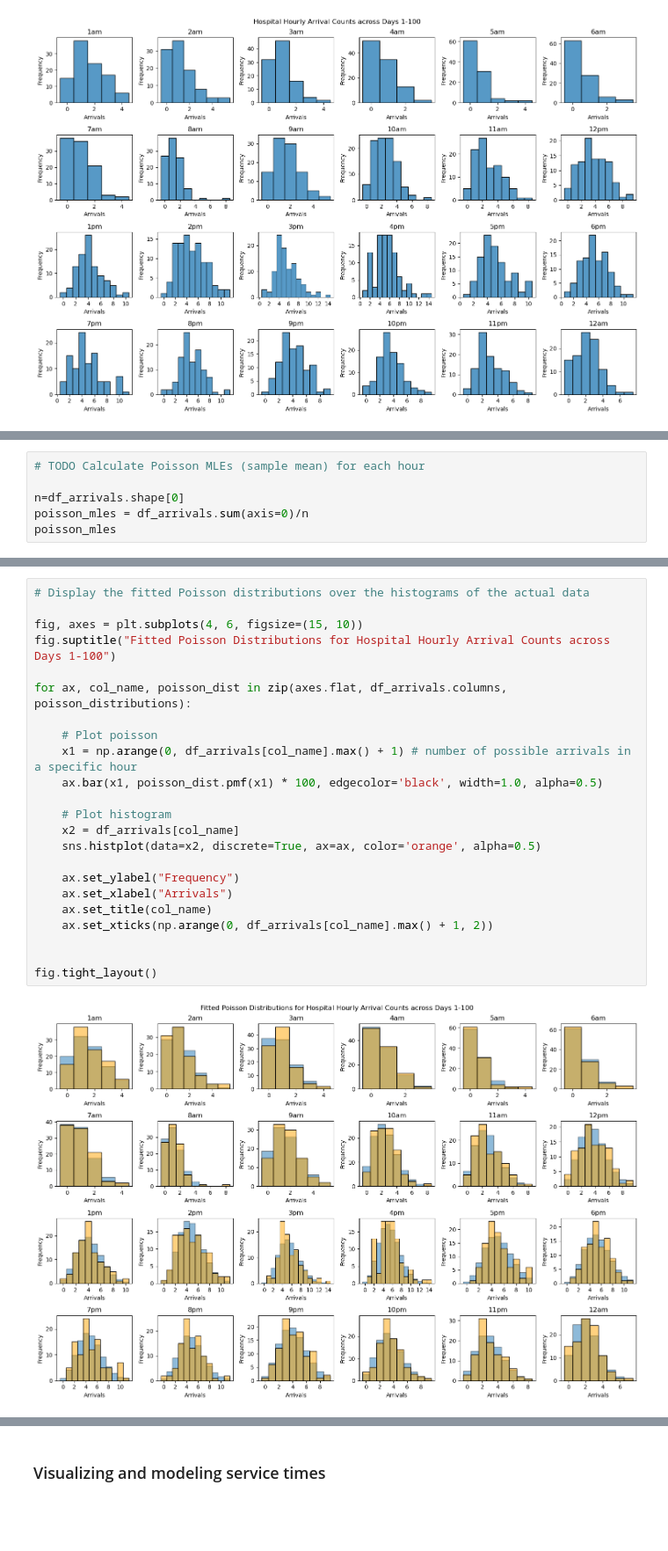
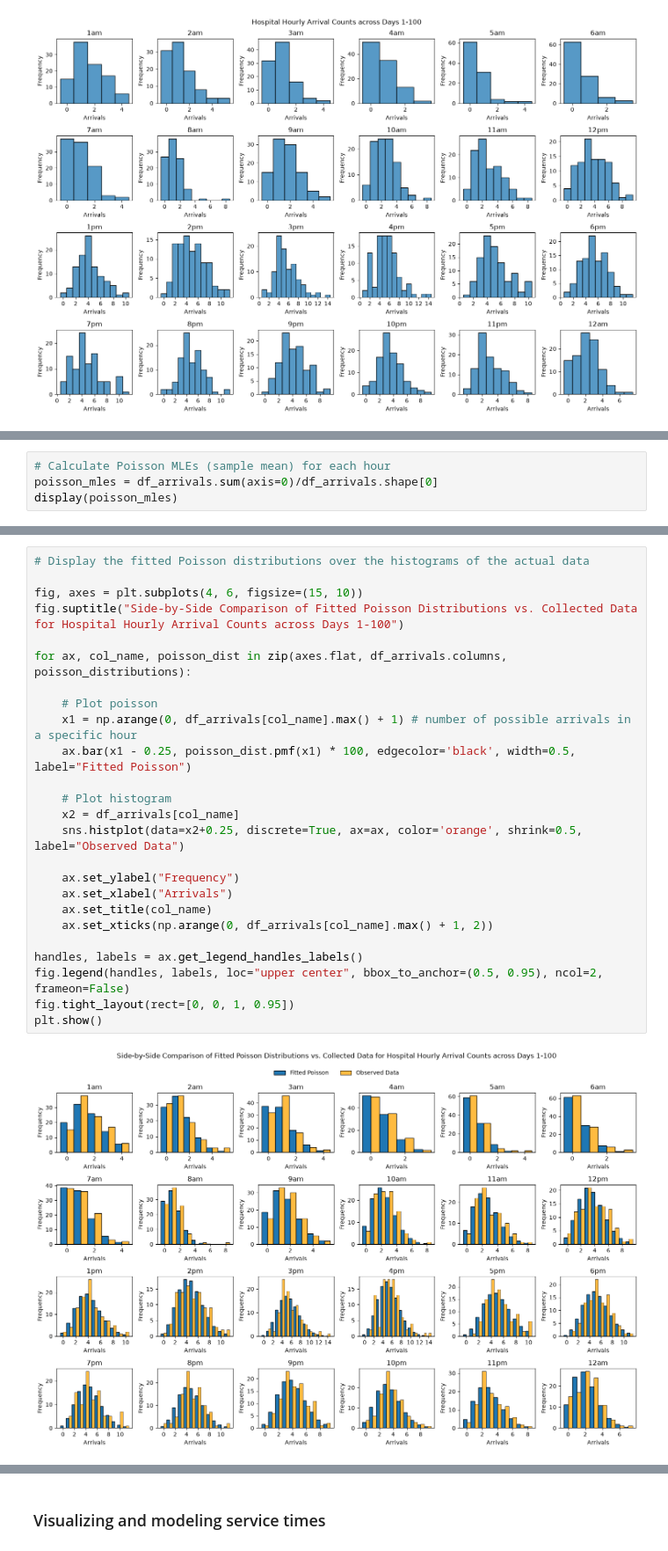
Before and after one commit to faustigo/MIE360-Fall-2026-Project, a Jupyter notebook: Deliverable-3.1-InputModeling.ipynb, the cells around one changed output, grey strips where cells are left out. Shown at 88% size. Saved outputs shown, nothing was run; the diff lists cells and outputs as text; blank space fills up the shorter version.

Commit message:
visualization, commentary, incomplete: Changed arrival Poisson comparison to side-by-side, added incomplete commentary to arrival modeling findings

```diff
--- a/Deliverable-3.1-InputModeling.ipynb
+++ b/Deliverable-3.1-InputModeling.ipynb
@@ -57,9 +63,7 @@ plt.show()
 # %%
-# TODO Calculate Poisson MLEs (sample mean) for each hour
-
-n=df_arrivals.shape[0]
-poisson_mles = df_arrivals.sum(axis=0)/n
-poisson_mles
+# Calculate Poisson MLEs (sample mean) for each hour
+poisson_mles = df_arrivals.sum(axis=0)/df_arrivals.shape[0]
+display(poisson_mles)
 # %% [output]
 1am     1.61
 2am     1.25
@@ -101,26 +105,28 @@ fig.tight_layout()
 # %%
 # Display the fitted Poisson distributions over the histograms of the actual data
 
 fig, axes = plt.subplots(4, 6, figsize=(15, 10))
-fig.suptitle("Fitted Poisson Distributions for Hospital Hourly Arrival Counts across Days 1-100")
+fig.suptitle("Side-by-Side Comparison of Fitted Poisson Distributions vs. Collected Data for Hospital Hourly Arrival Counts across Days 1-100")
 
 for ax, col_name, poisson_dist in zip(axes.flat, df_arrivals.columns, poisson_distributions):
 
     # Plot poisson
     x1 = np.arange(0, df_arrivals[col_name].max() + 1) # number of possible arrivals in a specific hour
-    ax.bar(x1, poisson_dist.pmf(x1) * 100, edgecolor='black', width=1.0, alpha=0.5)
+    ax.bar(x1 - 0.25, poisson_dist.pmf(x1) * 100, edgecolor='black', width=0.5, label="Fitted Poisson")
 
     # Plot histogram
     x2 = df_arrivals[col_name]
-    sns.histplot(data=x2, discrete=True, ax=ax, color='orange', alpha=0.5)
+    sns.histplot(data=x2+0.25, discrete=True, ax=ax, color='orange', shrink=0.5, label="Observed Data")
 
     ax.set_ylabel("Frequency")
     ax.set_xlabel("Arrivals")
     ax.set_title(col_name)
     ax.set_xticks(np.arange(0, df_arrivals[col_name].max() + 1, 2))
 
-
-fig.tight_layout()
+handles, labels = ax.get_legend_handles_labels()
+fig.legend(handles, labels, loc="upper center", bbox_to_anchor=(0.5, 0.95), ncol=2, frameon=False)
+fig.tight_layout(rect=[0, 0, 1, 0.95])
+plt.show()
 # %% [output]
-[figure, old version]
+[figure, new version]
 # %%
```
Also changed, not shown: parts of 8 cells of this notebook.
